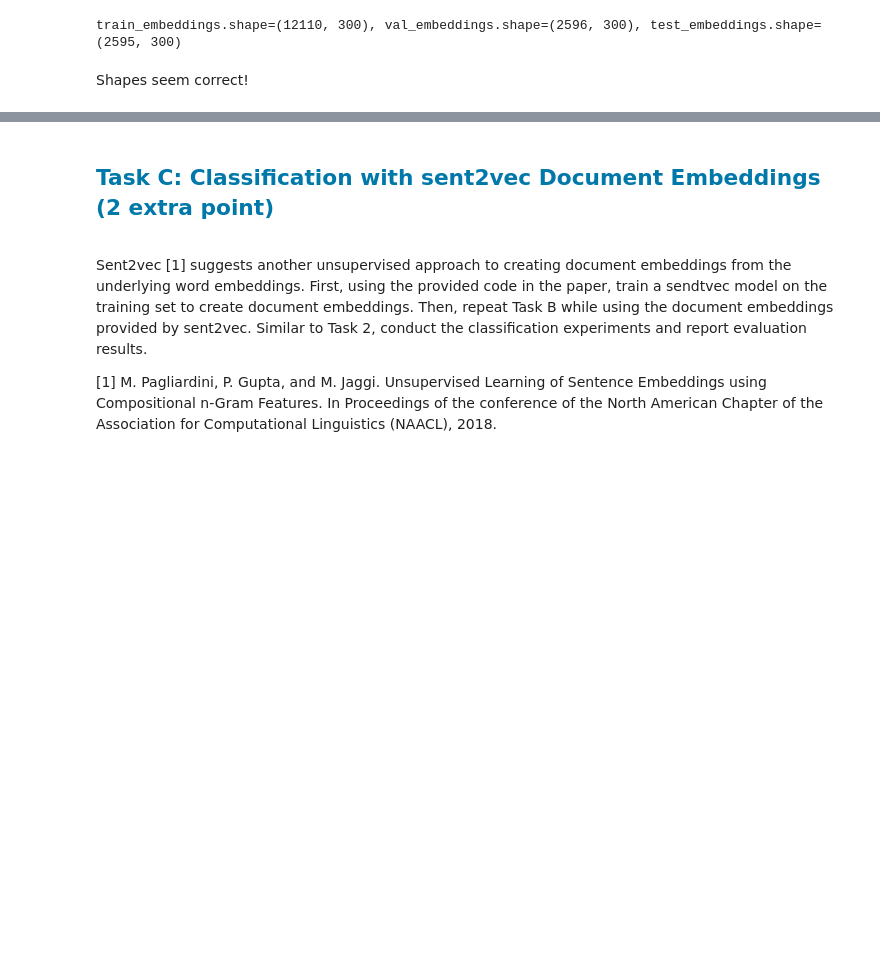
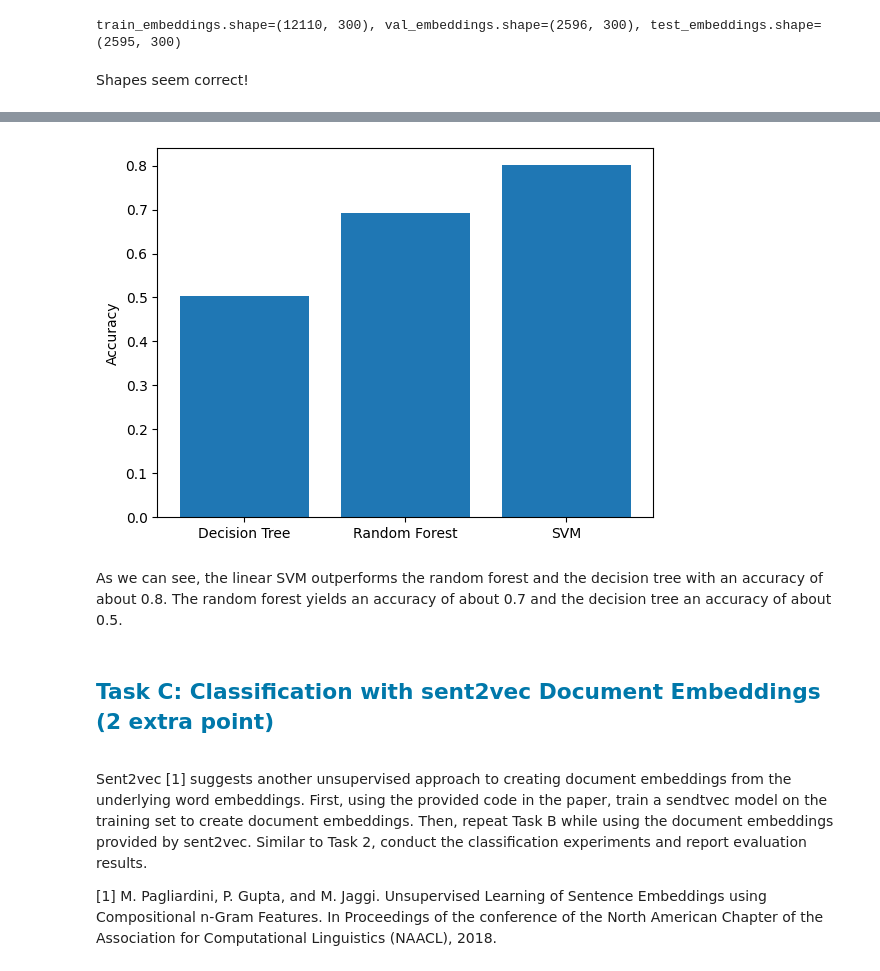
Before and after one commit to th3lias/Natural-Language-Processing, a Jupyter notebook: Assignment 2/Assignment2.ipynb, the cells around one changed output, grey strips where cells are left out. Saved outputs shown, nothing was run; the diff lists cells and outputs as text; code cells hidden in the pictures; blank space fills up the shorter version.

```diff
--- a/Assignment 2/Assignment2.ipynb
+++ b/Assignment 2/Assignment2.ipynb
@@ -590,3 +577,21 @@ plt.show()
+# %%
+from sklearn.metrics import accuracy_score
+
+methods = ["Decision Tree", "Random Forest", "SVM"]
+
+accs_dt = [accuracy_score(model.predict(test_embeddings), test["label"]) for model in models]  # plot best accuracy of each method
+accs_rf = [accuracy_score(model.predict(test_embeddings), test["label"]) for model in models_rf]
+accs_svm = [accuracy_score(model.predict(test_embeddings), test["label"]) for model in models_svm]
+
+best_accs = [max(accs_dt), max(accs_rf), max(accs_svm)]
+
+plt.bar(methods, best_accs)  # plot the methods on the test set in simple bar chart
+plt.ylabel("Accuracy")
+plt.show()
+# %% [output]
+[figure, added]
+# %% [markdown]
+As we can see, the linear SVM outperforms the random forest and the decision tree with an accuracy of about 0.8. The random forest yields an accuracy of about 0.7 and the decision tree an accuracy of about 0.5.
 # %% [markdown]
 <a name="section-taskC"></a><h2 style="color:rgb(0,120,170)">Task C: Classification with sent2vec Document Embeddings (2 extra point)</h2>
 # %% [markdown]
```
Also changed, not shown: parts of 7 cells of this notebook.
